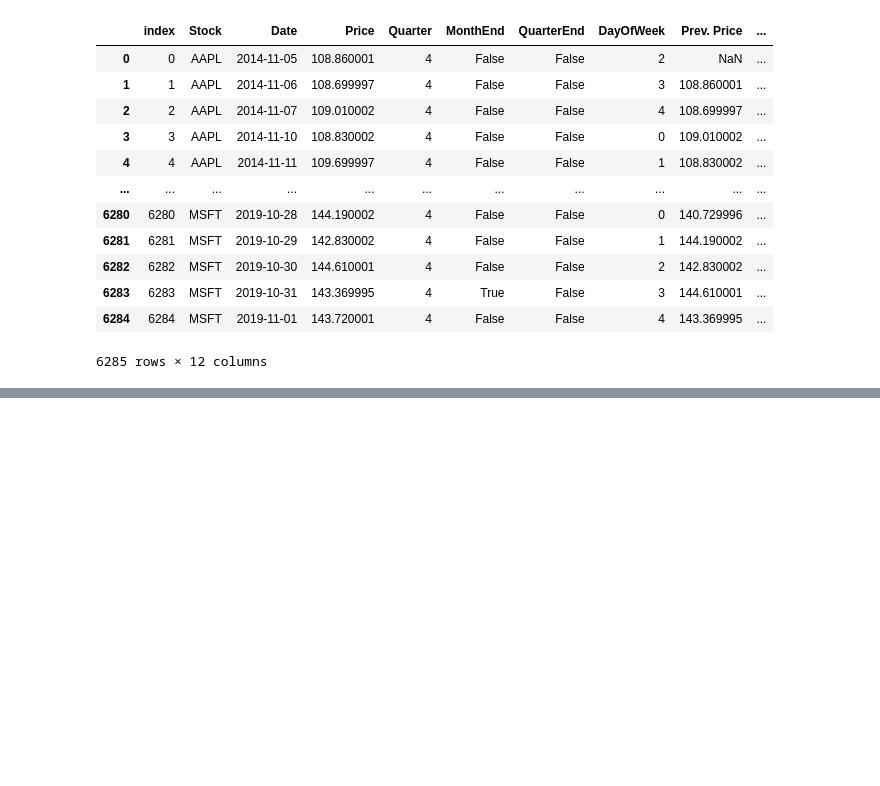
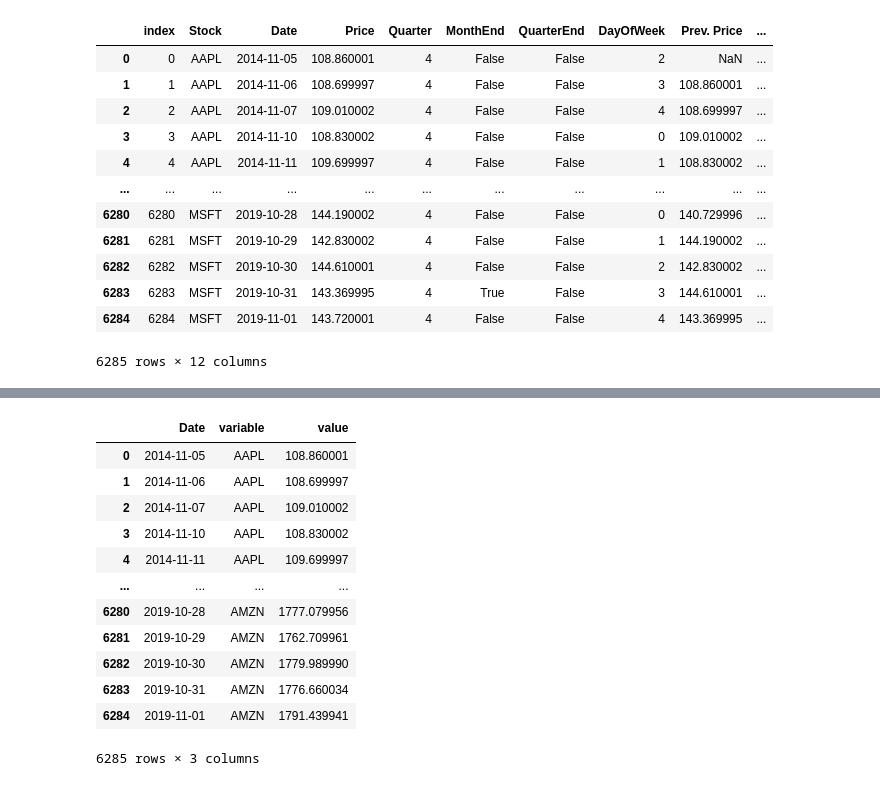
Before and after one commit to Alec-Schneider/DS_repo, a Jupyter notebook: Lectures/Unit2/Class8/labs/Pandas -- Time Shifts & Multi Level Indexing.ipynb, the cells around one changed output, grey strips where cells are left out. Cells and saved outputs as stored; diff of their text form; code cells hidden in the pictures; blank space fills up the shorter version.

```diff
--- a/Lectures/Unit2/Class8/labs/Pandas -- Time Shifts & Multi Level Indexing.ipynb
+++ b/Lectures/Unit2/Class8/labs/Pandas -- Time Shifts & Multi Level Indexing.ipynb
@@ -299,3 +299,6 @@ Name: 10dayvals, dtype: int64
 | 6283 | 6283 | MSFT | 2019-10-31 | 143.369995 | 4 | True | False | 3 | 144.610001 | ... |
 | 6284 | 6284 | MSFT | 2019-11-01 | 143.720001 | 4 | False | False | 4 | 143.369995 | ... |
 6285 rows × 12 columns
+# %%
+import pandas as pd
+stocks2 = pd.read_csv('../../data/stocks.csv')
@@ -301,0 +325,16 @@ Name: 10dayvals, dtype: int64
+# %%
+stocks2.melt(id_vars='Date')
+# %% [output]
+|  | Date | variable | value |
+| 0 | 2014-11-05 | AAPL | 108.860001 |
+| 1 | 2014-11-06 | AAPL | 108.699997 |
+| 2 | 2014-11-07 | AAPL | 109.010002 |
+| 3 | 2014-11-10 | AAPL | 108.830002 |
+| 4 | 2014-11-11 | AAPL | 109.699997 |
+| ... | ... | ... | ... |
+| 6280 | 2019-10-28 | AMZN | 1777.079956 |
+| 6281 | 2019-10-29 | AMZN | 1762.709961 |
+| 6282 | 2019-10-30 | AMZN | 1779.989990 |
+| 6283 | 2019-10-31 | AMZN | 1776.660034 |
+| 6284 | 2019-11-01 | AMZN | 1791.439941 |
+6285 rows × 3 columns
```
Also changed, not shown: parts of 1 cell of this notebook, 43 other files.
